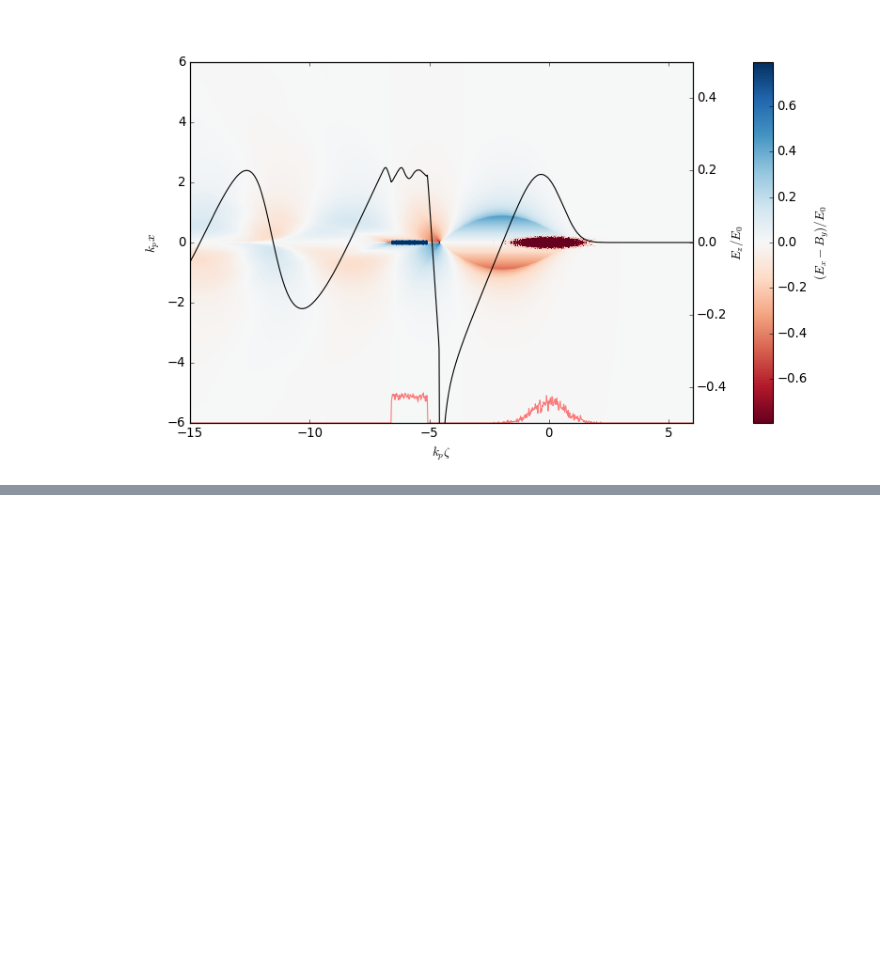
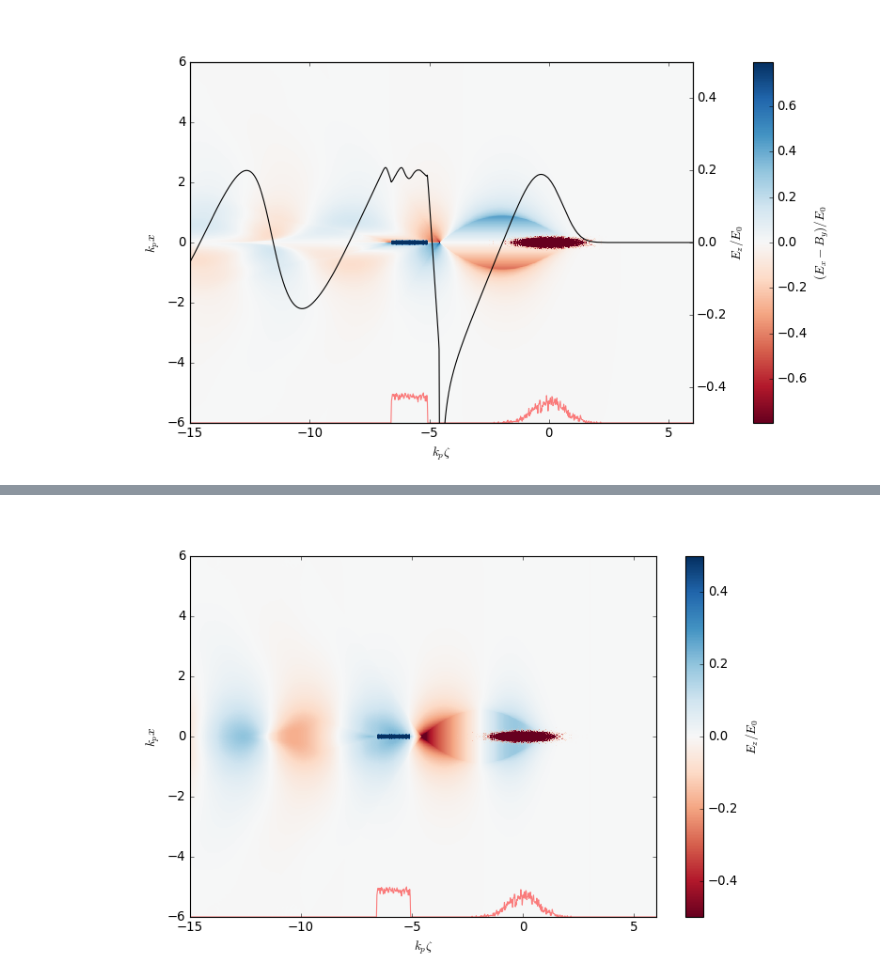
Before and after one commit to MaxVarverakis/PositronPWFA, a Jupyter notebook: analysis/non-filament.ipynb, the cells around one changed output, grey strips where cells are left out. Cells and saved outputs as stored; diff of their text form; code cells hidden in the pictures; blank space fills up the shorter version.

```diff
--- a/analysis/non-filament.ipynb
+++ b/analysis/non-filament.ipynb
@@ -117,0 +116,26 @@ plt.show()
+# %%
+Ez = data.ts.get_field(field = 'Ez', iteration = data.iteration)[0]
+
+plt.close()
+plt.figure(figsize = (10, 6))
+ax = plt.axes()
+im = plt.pcolormesh(data.kp * data.info.z, data.kp * data.info.x, Ez.T / data.E0, cmap = 'RdBu', vmin = -.5, vmax = .5)
+
+plt.pcolormesh(data.kp * data.info.z, data.kp * data.info.x, data.jz_beam.T, cmap = 'RdBuT', vmin = -1e12, vmax = 1e12)
+plt.plot(data.kp * data.info.z, data.profile / max(data.profile) - 6, 'r', alpha = .5)
+
+plt.xlim(-15, 6)
+# plt.xlim(kp * info.zmin, kp * info.zmax)
+# plt.ylim(info.xmin, info.xmax)
+plt.ylim(-6, 6)
+plt.ylabel('$k_px$')
+plt.xlabel('$k_p\zeta$')
+
+cb2 = plt.colorbar(im)
+# cb2.formatter.set_useMathText(True)
+# cb2.formatter.set_powerlimits((0, 0))
+cb2.set_label(r'$E_z/E_0$')
+# plt.savefig('images/basic.png', dpi = 300, bbox_inches = 'tight')
+plt.show()
+# %% [output]
+[figure, added]
```
Also changed, not shown: parts of 3 cells of this notebook, 3 other files.
